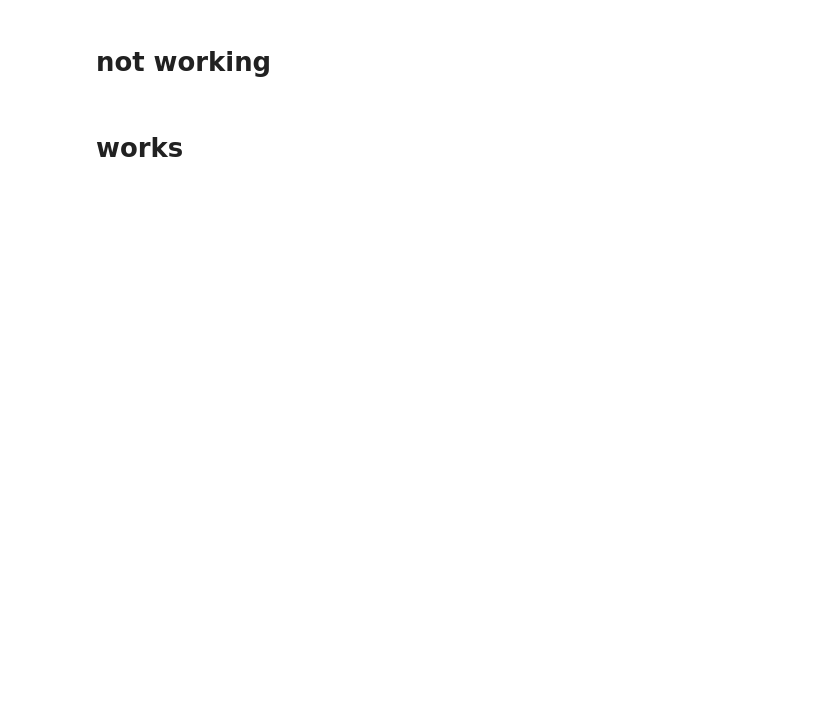
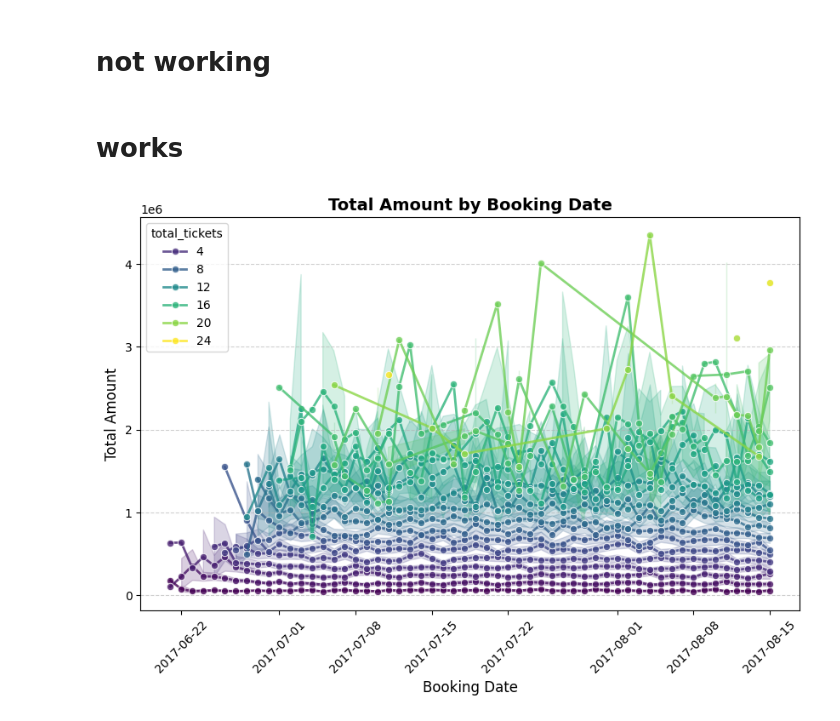
Before and after one commit to Daviedavie100/SQL_Projects, a Jupyter notebook: data.ipynb, the cells around one changed output. Saved outputs shown, nothing was run; the diff lists cells and outputs as text; code cells hidden in the pictures; blank space fills up the shorter version.

```diff
--- a/data.ipynb
+++ b/data.ipynb
@@ -1174,3 +1163,38 @@ ORDER BY 4 DESC
 LIMIT 10;'''
 # %% [markdown]
 # works
+# %%
+#
+querry="""
+SELECT
+        strftime('%Y-%m-%d', datetime(tb.booking_date)) AS booking_date,
+        COUNT (tb.ticket_no) AS total_tickets,
+        SUM(tb.total_amount) AS total_amount
+FROM (
+        SELECT t.ticket_no,
+                t.passenger_id,
+                datetime(substr(b.book_date, 1, 19)) AS booking_date,
+                b.total_amount
+        FROM tickets t
+        JOIN bookings b
+        ON t.book_ref = b.book_ref
+) AS tb
+GROUP BY booking_date;
+"""
+df=pd.read_sql_query(querry, sqlite_conn)
+
+df['booking_date'] = pd.to_datetime(df['booking_date'])
+
+plt.figure(figsize=(10, 6))
+
+sns.lineplot(x='booking_date', y='total_amount', data=df, marker='o', color='b',
+             linewidth=2, hue='total_tickets', palette='viridis',
+             alpha=0.8)
+plt.xticks(rotation=45)
+plt.grid(axis='y', linestyle='--', alpha=0.6)
+plt.xlabel('Booking Date', fontsize=12)
+plt.ylabel('Total Amount', fontsize=12)
+plt.title('Total Amount by Booking Date', fontsize=14, fontweight='bold')
+plt.show();
+# %% [output]
+[figure, added]
```
Also changed, not shown: parts of 5 cells of this notebook.
